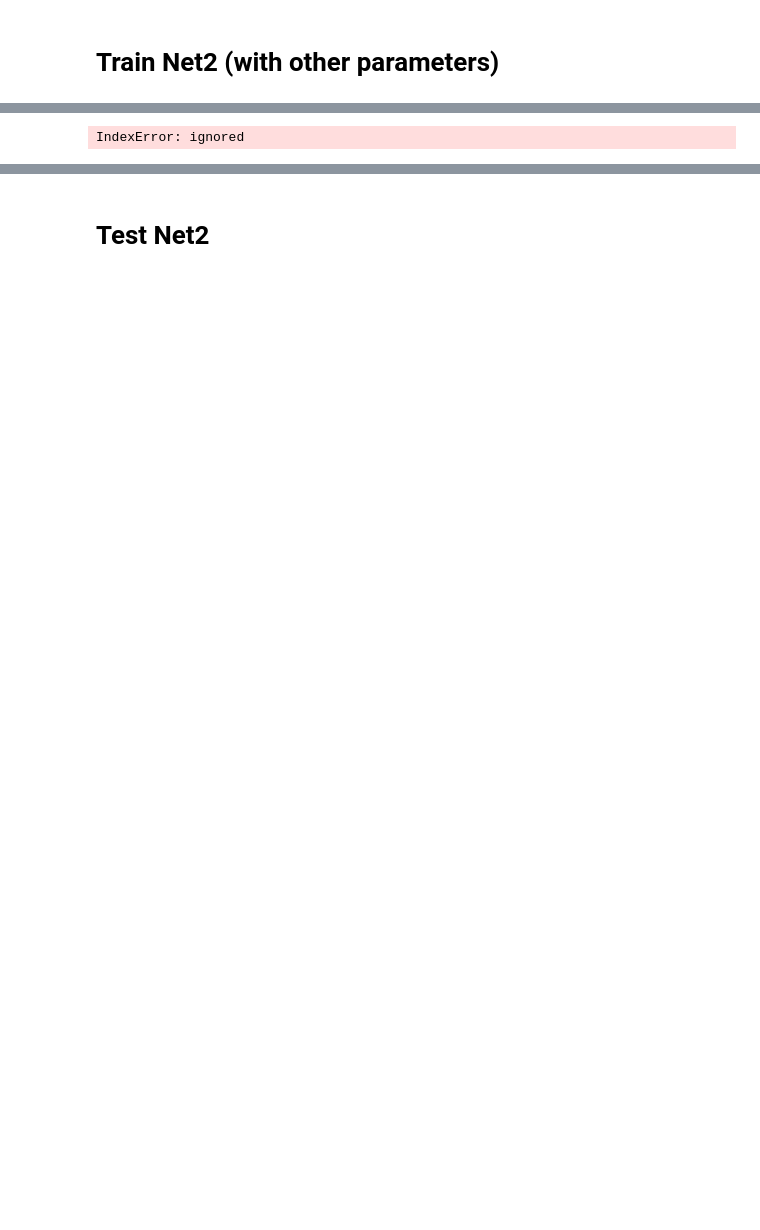
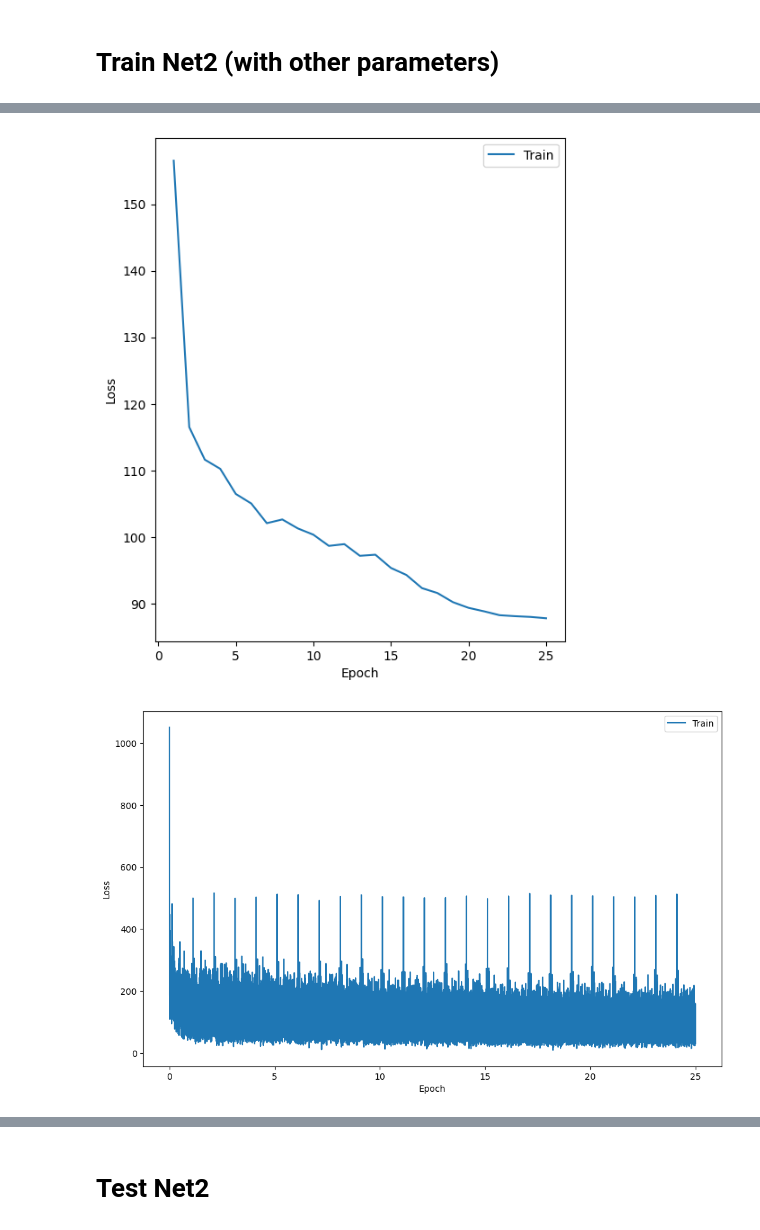
Before and after one commit to CS-433/ml-project-2-lapd, a Jupyter notebook: Project_with_pytorch_CV_with_meteo.ipynb, the cells around one changed output, grey strips where cells are left out. Drawn from its saved outputs; the diff is of its cells as text; code cells hidden in the pictures; blank space fills up the shorter version.

```diff
--- a/Project_with_pytorch_CV_with_meteo.ipynb
+++ b/Project_with_pytorch_CV_with_meteo.ipynb
@@ -593,9 +690,11 @@ model = Net2()
 model = model.to(device=device)
 model.apply(reset_weights)
 optimizer = torch.optim.AdamW(model.parameters(), **optimizer_kwargs)
+scheduler = torch.optim.lr_scheduler.CosineAnnealingLR(
+        optimizer,
+        T_max=(len(train_loader.dataset) * num_epochs) // 8,)
 
-
-criterion = RMSELoss #criterion for the training
+criterion = F.mse_loss #criterion for the training
 
 #parameter
 #num_epochs = mean_epoch
@@ -609,7 +708,8 @@ train_loader = DataLoader(ghi_train_shuffle, batch_sampler=SequentialBatchSample
 train_loss_history = []
 train_loss_step = []
 for epoch in range(1, num_epochs + 1):
-  train_loss = train_epoch(model, optimizer, criterion, train_loader, epoch, device)
+  print("Epoch : ",epoch,"/",num_epochs)
+  train_loss = train_epoch(model, optimizer,scheduler, criterion, train_loader, epoch, device)
   train_loss_history.extend(train_loss)
   train_loss_step.append(np.mean(train_loss))
 
@@ -682 +783,2 @@ Reset trainable parameters of layer = Linear(in_features=64, out_features=64, bi
-IndexError: ignored
+[figure, added]
+[figure, added]
```
Also changed, not shown: parts of 12 cells of this notebook.
